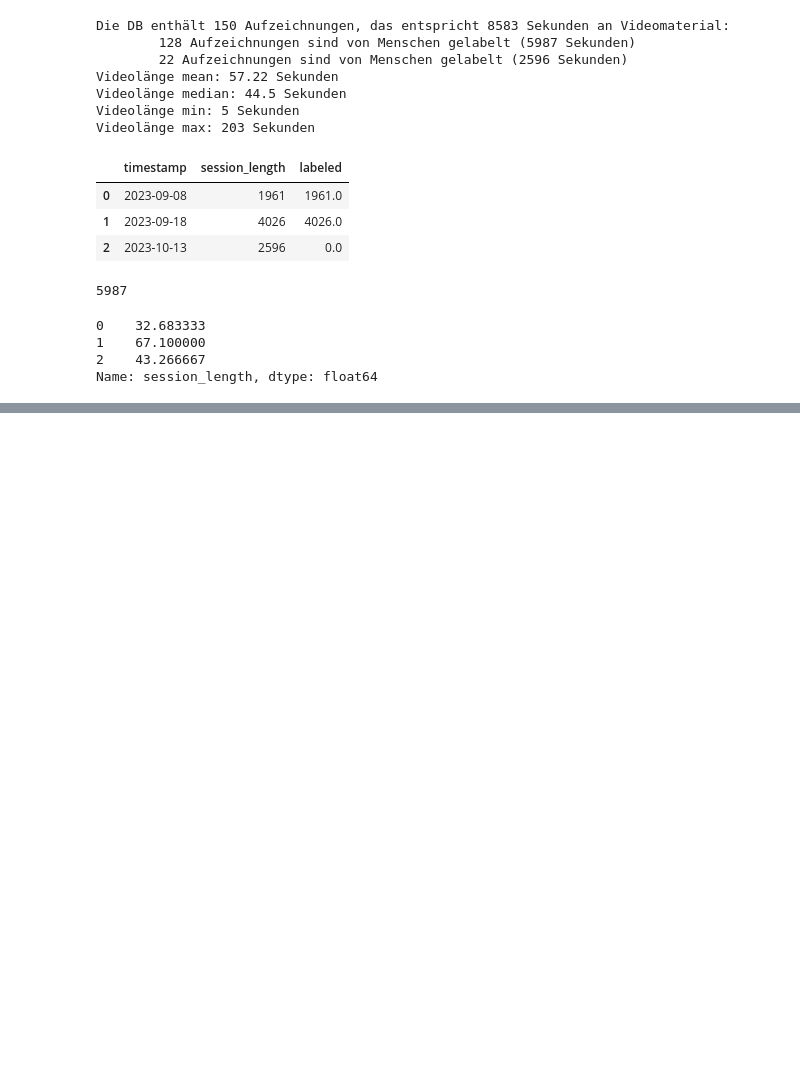
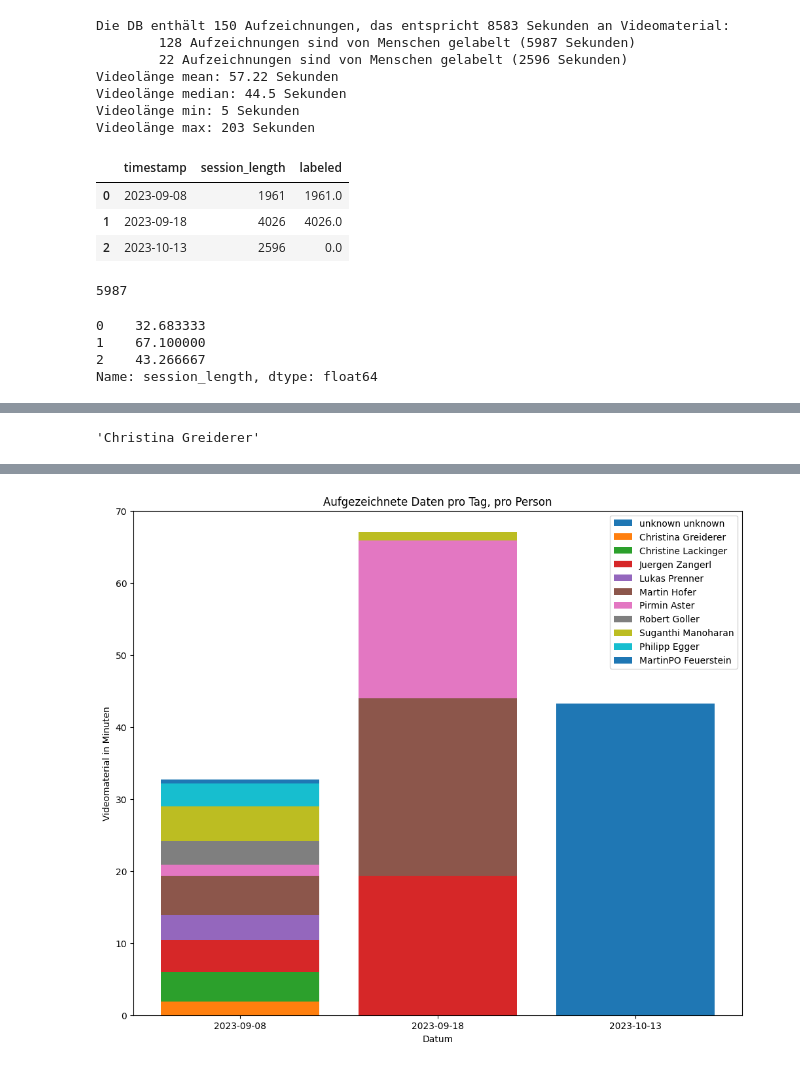
Before and after one commit to kaasimir/tensionterminator, a Jupyter notebook: notebooks/db_statistik/video_length.ipynb, the cells around one changed output, grey strips where cells are left out. Cells and saved outputs as stored; diff of their text form; code cells hidden in the pictures; blank space fills up the shorter version.

```diff
--- a/notebooks/db_statistik/video_length.ipynb
+++ b/notebooks/db_statistik/video_length.ipynb
@@ -116,0 +156,4 @@ plt.show()
+# %%
+session_user_time_df = df.groupby([df['timestamp'].dt.date, 'user_id'])['session_length'].sum().unstack(fill_value=0)
+# %%
+session_user_time_df = session_user_time_df.reset_index()
@@ -116,0 +201,6 @@ plt.show()
+# %%
+row_values_loc = users_df.loc[users_df['id']==2].values
+user = f"{row_values_loc[0][1]} {row_values_loc[0][2]}"
+user
+# %% [output]
+'Christina Greiderer'
@@ -116,0 +215,17 @@ plt.show()
+# %%
+#label = ['label', 'no lable']
+plt.figure(figsize=(12, 10))
+bottom = np.zeros(3)
+
+for x in range(df['user_id'].nunique()):
+    plt.bar(session_user_time_df['timestamp'].astype(str), session_user_time_df[x+1]/60, label=f"{get_user(x+1)}", bottom=bottom)
+    bottom += session_user_time_df[x+1]/60
+#plt.bar(grouped_df['timestamp'].astype(str), grouped_df['labeled']/60, label='label')
+plt.xlabel('Datum')
+plt.ylabel('Videomaterial in Minuten')
+plt.ylim(0,70)
+plt.title('Aufgezeichnete Daten pro Tag, pro Person')
+plt.legend()
+
+plt.show()
+# %% [output]
@@ -116,0 +249 @@ plt.show()
+[figure, added]
```
Also changed, not shown: parts of 15 cells of this notebook.
